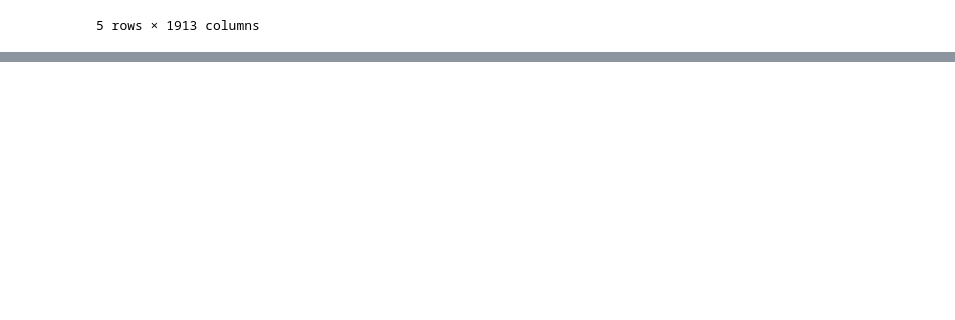
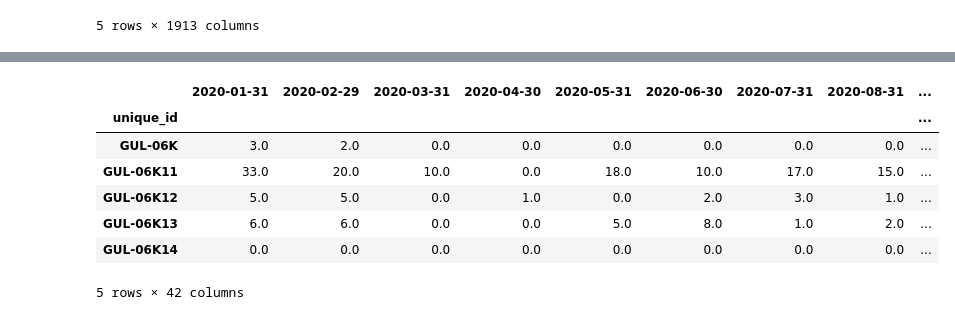
Before and after one commit to yForecasting/DeepRetail, a Jupyter notebook: DeepRetail/example_notebooks/test_reader.ipynb, the cells around one changed output, grey strips where cells are left out. Saved outputs shown, nothing was run; the diff lists cells and outputs as text; code cells hidden in the pictures; blank space fills up the shorter version.

Commit message:
Updated the example for the reader object

```diff
--- a/DeepRetail/example_notebooks/test_reader.ipynb
+++ b/DeepRetail/example_notebooks/test_reader.ipynb
@@ -24,3 +24,10 @@ df.head()
 | HOBBIES_1_004_CA_1 | 0 | 0 | 0 | 0 | 0 | 0 | 0 | 0 | ... |
 | HOBBIES_1_005_CA_1 | 0 | 0 | 0 | 0 | 0 | 0 | 0 | 0 | ... |
 5 rows × 1913 columns
+# %%
+case_filepath = '/home/filtheo/DeepRetail/DeepRetail/data/data_folder/supra_new.csv'
+out_path = "/home/filtheo/DeepRetail/DeepRetail/data/data_folder/supra_update.csv"
+
+# Call the reader
+r = Reader(case=3, filepath=case_filepath)
+r.save(out_path, frequency="M", format="pivoted")
@@ -26,0 +50,12 @@ df.head()
+# %%
+df = pd.read_csv(out_path, index_col=0)
+df.head()
+# %% [output]
+|  | 2020-01-31 | 2020-02-29 | 2020-03-31 | 2020-04-30 | 2020-05-31 | 2020-06-30 | 2020-07-31 | 2020-08-31 | ... |
+| unique_id |  |  |  |  |  |  |  |  | ... |
+| GUL-06K | 3.0 | 2.0 | 0.0 | 0.0 | 0.0 | 0.0 | 0.0 | 0.0 | ... |
+| GUL-06K11 | 33.0 | 20.0 | 10.0 | 0.0 | 18.0 | 10.0 | 17.0 | 15.0 | ... |
+| GUL-06K12 | 5.0 | 5.0 | 0.0 | 1.0 | 0.0 | 2.0 | 3.0 | 1.0 | ... |
+| GUL-06K13 | 6.0 | 6.0 | 0.0 | 0.0 | 5.0 | 8.0 | 1.0 | 2.0 | ... |
+| GUL-06K14 | 0.0 | 0.0 | 0.0 | 0.0 | 0.0 | 0.0 | 0.0 | 0.0 | ... |
+5 rows × 42 columns
```
Also changed, not shown: parts of 3 cells of this notebook.
